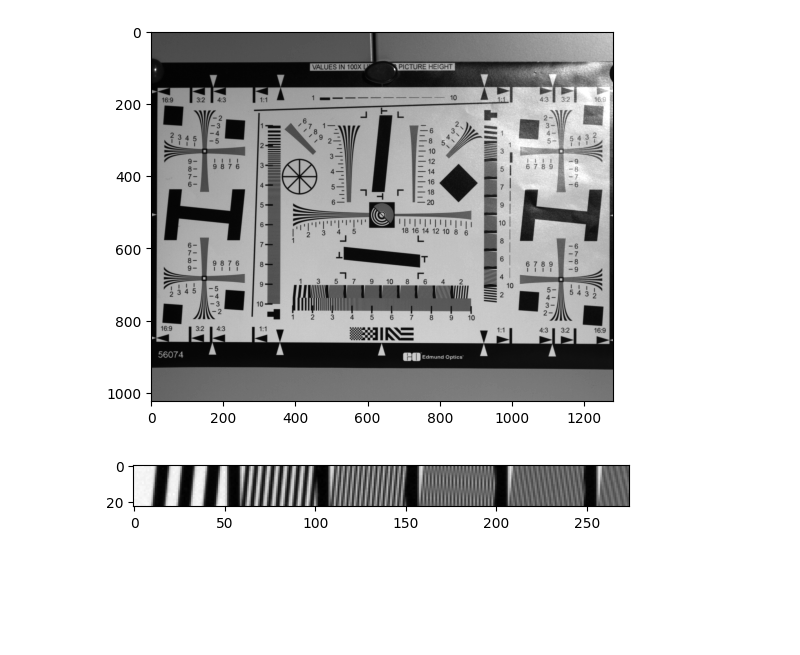
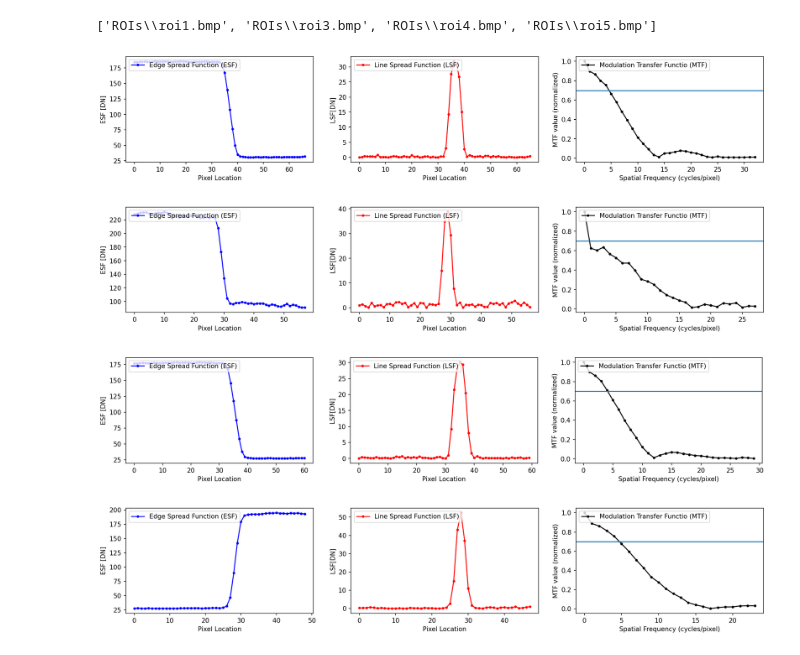
Before and after one commit to kennethmleo/Physics301-Optical-Payload-Characterization, a Jupyter notebook: Activity 02 - Contrast and Modulation Transfer Function/Activity 02_Constant_MTF.ipynb, the cells around one changed output. Saved outputs shown, nothing was run; the diff lists cells and outputs as text; code cells hidden in the pictures; blank space fills up the shorter version.

```diff
--- a/Activity 02 - Contrast and Modulation Transfer Function/Activity 02_Constant_MTF.ipynb
+++ b/Activity 02 - Contrast and Modulation Transfer Function/Activity 02_Constant_MTF.ipynb
@@ -4,11 +4,61 @@ import matplotlib.pyplot as plt
 import pandas as pd
 import glob
 import cv2
-# %%
-file = '01.bmp'
-image = plt.imread(file)
-plt.imshow(image, cmap = 'gray')
-plt.show()
-# %% [output]
-[figure, removed]
+# %%
+def rgb2gray(rgb):
+    return np.dot(rgb[...,:3], [0.2989, 0.5870, 0.1140])
+# %%
+file_ROI = glob.glob('ROIs/*')
+file_ROI
+# %% [output]
+['ROIs\\roi1.bmp', 'ROIs\\roi3.bmp', 'ROIs\\roi4.bmp', 'ROIs\\roi5.bmp']
+# %%
+MTF_test_data = []
+
+for file in file_ROI:
+    image = plt.imread(file)
+    image = rgb2gray(image)
+
+    ROI = image
+
+    ROI_SFR = ROI.mean(axis = 0)
+    ROI_LSF = np.abs(np.diff(ROI_SFR))
+
+    ROI_MTF = np.abs(np.fft.fft(ROI_LSF))
+    ROI_MTF = ROI_MTF[:]/np.max(ROI_MTF)
+    ROI_MTF = ROI_MTF[:len(ROI_MTF)//2]
+
+    x_SFR = np.arange(0, len(ROI_SFR))
+    x_LSF = np.arange(0, len(ROI_LSF))
+
+    plt.figure(figsize = (6*3,3), dpi = 150, facecolor=None)
+    plt.subplot(131)
+    plt.plot(x_SFR, ROI_SFR, 'b.-', label='Edge Spread Function (ESF)')
+    plt.xlabel('Pixel Location')
+    plt.ylabel('ESF [DN]')
+    plt.legend(loc = "upper left")
+
+    plt.subplot(132)
+    plt.plot(x_LSF, ROI_LSF, 'r.-', label='Line Spread Function (LSF)')
+    plt.xlabel('Pixel Location')
+    plt.ylabel('LSF[DN]')
+    plt.legend(loc = 'upper left')
+
+    x_MTF= np.arange(0, len(ROI_MTF))
+
+    plt.subplot(133)
+    plt.plot(x_MTF, ROI_MTF, 'k.-', label='Modulation Transfer Functio (MTF)')
+    plt.axhline(y = 0.7, )
+    plt.xlabel('Spatial Frequency (cycles/pixel)')
+    plt.ylabel('MTF value (normalized)')
+    plt.legend(loc = 'upper left')
+
+    MTF_test_data.append(list(zip(x_MTF, ROI_MTF)))
+
+plt.show()
+# %% [output]
+[figure, added]
+[figure, added]
+[figure, added]
+[figure, added]
 # %%
@@ -17,5 +66,0 @@ ROI = image[int(ROI_coords[1]):int(ROI_coords[1] + ROI_coords[3]), int(ROI_coord
-# %%
-plt.imshow(ROI, cmap = 'gray')
-plt.show()
-# %% [output]
-[figure, removed]
```
Also changed, not shown: parts of 6 cells of this notebook, 4 other files.
